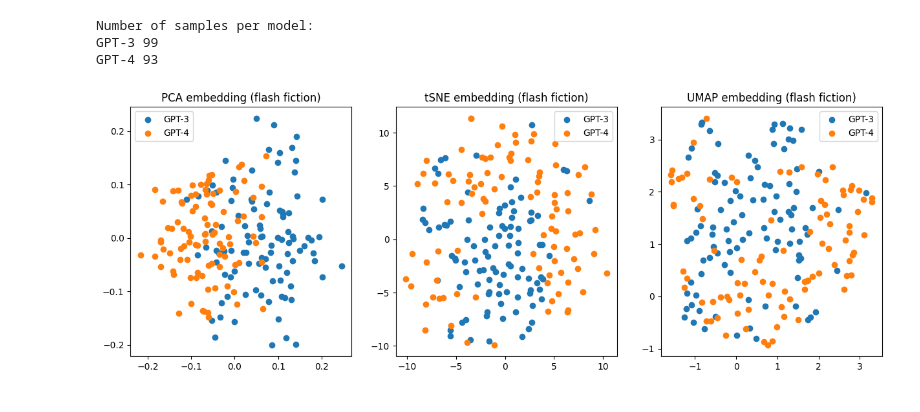
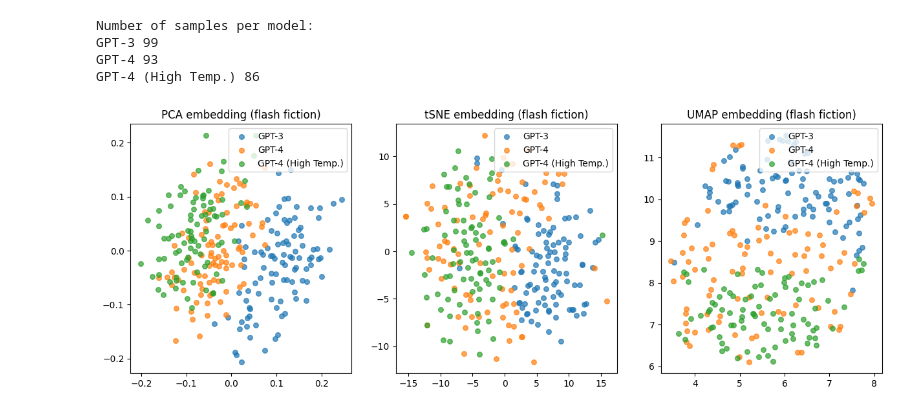
Before and after one commit to AntoineBellemare/DAT_GPT, a Jupyter notebook: notebook/text_embedding_viz.ipynb, the cells around one changed output. Drawn from its saved outputs; the diff is of its cells as text; code cells hidden in the pictures.

Commit message:
Add high temp and synopsis

```diff
--- a/notebook/text_embedding_viz.ipynb
+++ b/notebook/text_embedding_viz.ipynb
@@ -12,13 +12,23 @@ data_name = "flash fiction"
 data_locations = {
     "GPT-3": "../machine_data_stories/embeddings/GPT3_temp1.0_flash_fiction_nocrea100_vecs.json",
     "GPT-4": "../machine_data_stories/embeddings/GPT4_temp1.0_flash_fiction_nocrea100_vecs.json",
+    "GPT-4 (High Temp.)": "../machine_data_stories/embeddings/GPT4_temp1.2_flash_fiction_nocrea_vecs.json",
 }
 
 # data_name = "Haiku"
 # data_locations = {
 #     "GPT-3": "../machine_data_stories/embeddings/GPT3_temp1.0_haiku_nocrea100_vecs.json",
 #     "GPT-4": "../machine_data_stories/embeddings/GPT4_temp1.0_haiku_nocrea100_vecs.json",
+#     "GPT-4 (High Temp.)": "../machine_data_stories/embeddings/GPT4_temp1.5_haiku_nocrea_vecs.json",
 #     "Human": "../machine_data_stories/embeddings/human_haiku_tempslibres_vecs.json",
+# }
+
+# data_name = "Synopsis"
+# data_locations = {
+#     "GPT-3": "../machine_data_stories/embeddings/GPT3_temp1.0_synopsis_nocrea100_vecs.json",
+#     "GPT-3 (High Temp.)": "../machine_data_stories/embeddings/GPT3_temp1.2_synopsis_nocrea_vecs.json",
+#     "GPT-4": "../machine_data_stories/embeddings/GPT4_temp1.0_synopsis_nocrea100_vecs.json",
+#     "GPT-4 (High Temp.)": "../machine_data_stories/embeddings/GPT4_temp1.2_synopsis_nocrea_vecs.json",
 # }
 
 data = {}
@@ -32,35 +42,36 @@ for name, vecs in data.items():
 Number of samples per model:
 GPT-3 99
 GPT-4 93
+GPT-4 (High Temp.) 86
 # %%
 def plot_embedding(data, data_name, embedding_type="tSNE", show=True):
     vecs_all = np.concatenate(list(data.values()))
     model_ids = np.concatenate([[i] * len(vecs) for i, vecs in enumerate(data.values())])
 
     if embedding_type.lower() == "tsne":
         emb = TSNE(n_components=2)
     elif embedding_type.lower() == "pca":
         emb = PCA(n_components=2)
     elif embedding_type.lower() == "umap":
         emb = UMAP(n_components=2)
     else:
         raise ValueError(f"Unknown embedding type {embedding_type}")
 
     emb_vecs = emb.fit_transform(vecs_all)
 
     plt.title(f"{embedding_type} embedding ({data_name})")
     for i, name in enumerate(data.keys()):
-        plt.scatter(*emb_vecs[model_ids == i].T, label=name)
+        plt.scatter(*emb_vecs[model_ids == i].T, label=name, alpha=0.7, s=30)
     plt.legend()
     if show:
         plt.show()
 
 plt.figure(figsize=(15, 5))
 plt.subplot(131)
 plot_embedding(data, data_name, embedding_type="PCA", show=False)
 plt.subplot(132)
 plot_embedding(data, data_name, embedding_type="tSNE", show=False)
 plt.subplot(133)
 plot_embedding(data, data_name, embedding_type="UMAP", show=False)
 # %% [output]
-[figure, old version]
+[figure, new version]
```
Also changed, not shown: 1 other file.
